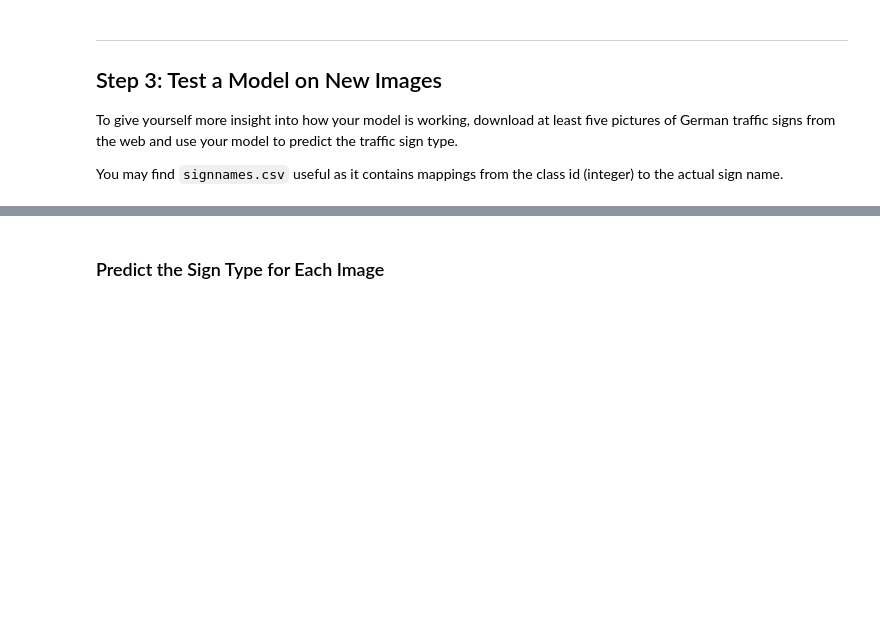
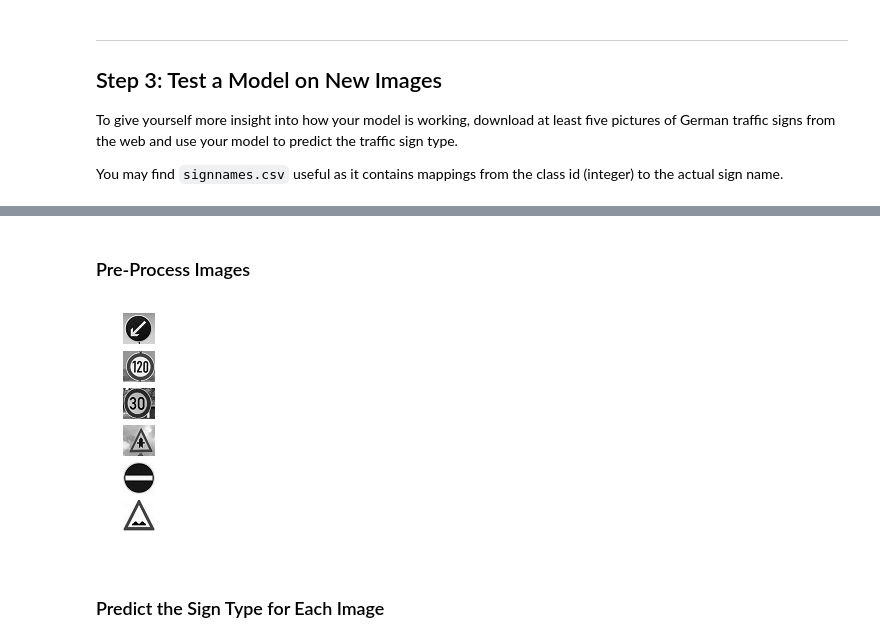
Before and after one commit to AryanJ-NYC/CarND-Traffic-Sign-Classifier-Project, a Jupyter notebook: Traffic_Sign_Classifier.ipynb, the cells around one changed output, grey strips where cells are left out. Drawn from its saved outputs; the diff is of its cells as text; code cells hidden in the pictures; blank space fills up the shorter version.

```diff
--- a/Traffic_Sign_Classifier.ipynb
+++ b/Traffic_Sign_Classifier.ipynb
@@ -381,3 +407,17 @@ You may find `signnames.csv` useful as it contains mappings from the class id (i
+# %% [markdown]
+### Pre-Process Images
+# %%
+X_gray_images = preprocess(X_images)
+
+fig, axarr = plt.subplots(num_images)
+
+for img_num, image in enumerate(X_gray_images):
+    axarr[img_num].imshow(image, cmap='gray')
+    axarr[img_num].axis('off')
+
+plt.show()
+# %% [output]
+[figure, added]
 # %% [markdown]
 ### Predict the Sign Type for Each Image
 # %%
```
Also changed, not shown: parts of 11 cells of this notebook, 6 other files.
